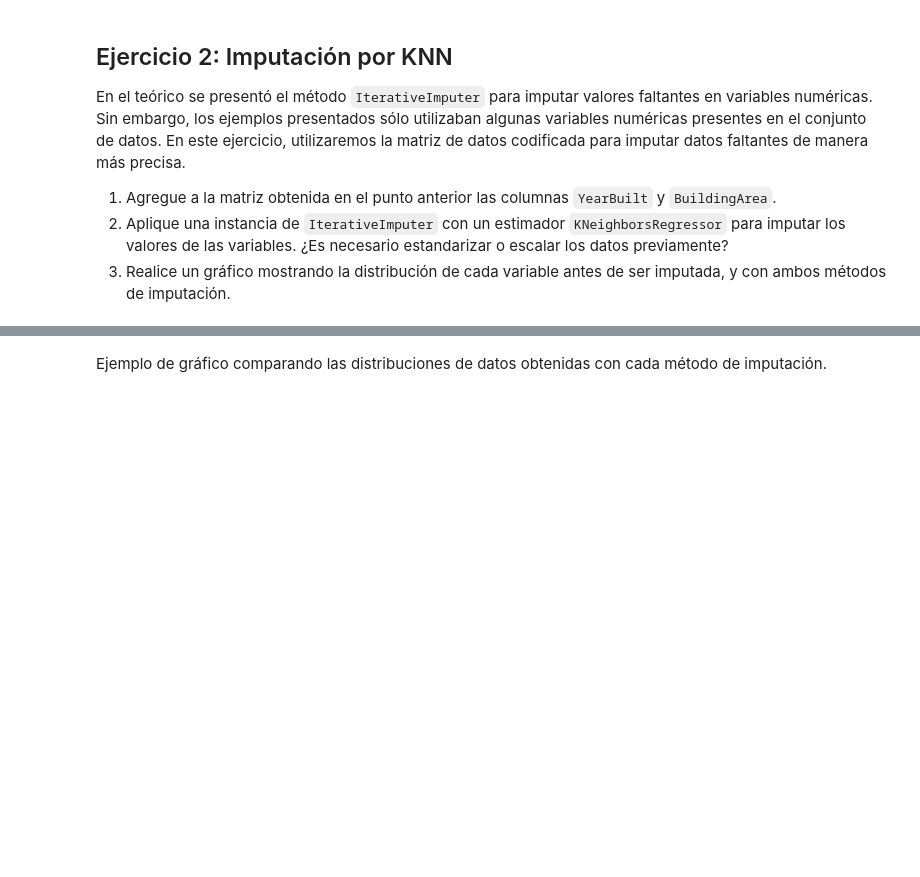
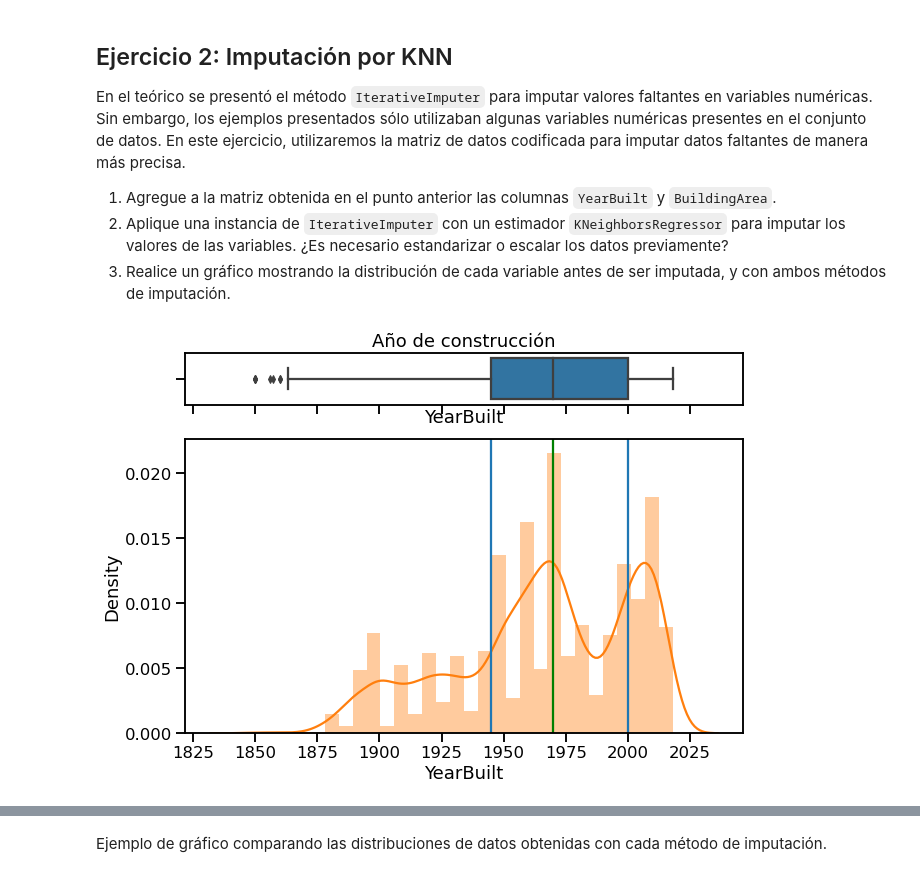
Before and after one commit to estebanarr/TP2_exploracion_curacion_datos, a Jupyter notebook: Entregable_Parte_2 .ipynb, the cells around one changed output, grey strips where cells are left out. Saved outputs shown, nothing was run; the diff lists cells and outputs as text; code cells hidden in the pictures; blank space fills up the shorter version.

```diff
--- a/Entregable_Parte_2 .ipynb
+++ b/Entregable_Parte_2 .ipynb
@@ -26,13 +26,18 @@ import seaborn as sns
 
 from sklearn.impute import SimpleImputer
 from sklearn.preprocessing import OneHotEncoder
+from sklearn.experimental import enable_iterative_imputer
+from sklearn.neighbors import KNeighborsRegressor
+from sklearn.impute import IterativeImputer
 
 from sklearn.feature_extraction import DictVectorizer
-seaborn.set_context('talk')
+sns.set_context('talk')
 # %%
 # Acá deberían leer el conjunto de datos que ya tienen.
 df=pd.read_csv('melbourne_houses_final_df.csv')
 
+df_1=df.copy()
+
 df.drop(['BuildingArea','YearBuilt','antiguedad','CouncilArea'],axis=1,inplace=True)
 
 df.head(2)
@@ -278,3 +283,21 @@ En el teórico se presentó el método `IterativeImputer` para imputar valores f
 1. Agregue a la matriz obtenida en el punto anterior las columnas `YearBuilt` y `BuildingArea`.
 2. Aplique una instancia de `IterativeImputer` con un estimador `KNeighborsRegressor` para imputar los valores de las variables. ¿Es necesario estandarizar o escalar los datos previamente?
 3. Realice un gráfico mostrando la distribución de cada variable antes de ser imputada, y con ambos métodos de imputación.
+# %%
+f, (ax_box, ax_hist) = plt.subplots(2, sharex=True, figsize=(10,7),gridspec_kw={"height_ratios": (.15, .85)})
+
+#Se añade un gráfico a cada parte
+
+sns.boxplot(df_1.YearBuilt, ax=ax_box)
+sns.distplot(df_1.YearBuilt, ax=ax_hist, kde=False, hist=False)
+sns.distplot(df_1.YearBuilt, ax=ax_hist, kde=True, hist=True,norm_hist=False)
+
+plt.axvline(df_1.YearBuilt.quantile(0.25))
+plt.axvline(df_1.YearBuilt.quantile(0.50),color='g')
+plt.axvline(df_1.YearBuilt.quantile(0.75))
+plt.ticklabel_format(style='plain', axis='x')
+
+ax_box.set_title("Año de construcción")
+plt.show()
+# %% [output]
+[figure, added]
```
Also changed, not shown: parts of 12 cells of this notebook.
